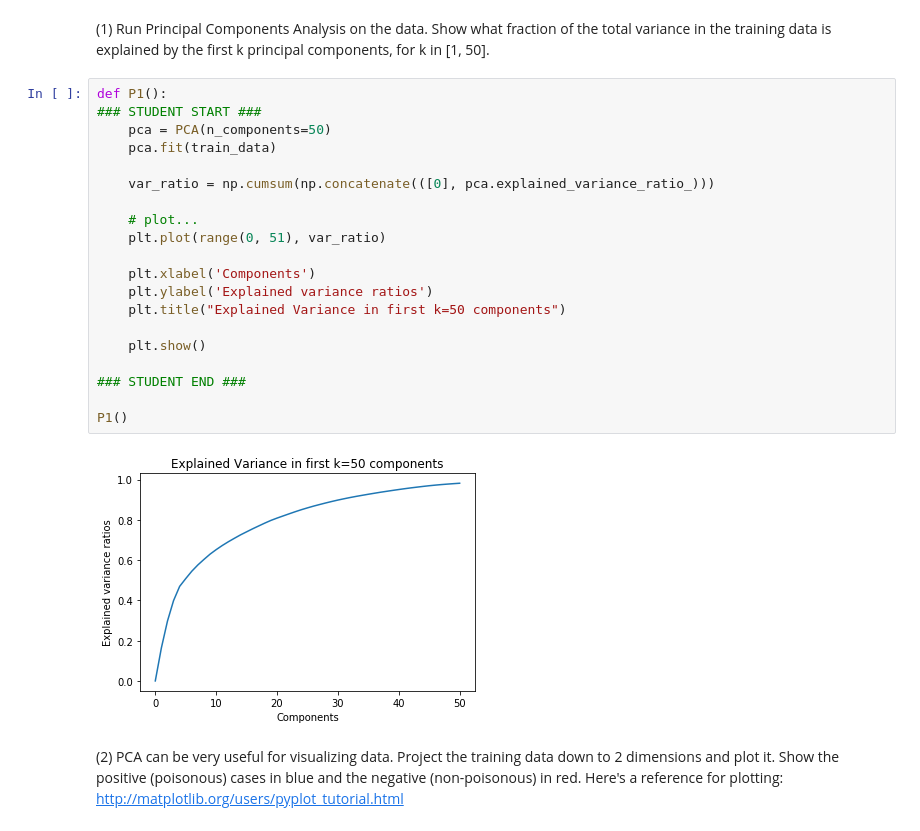
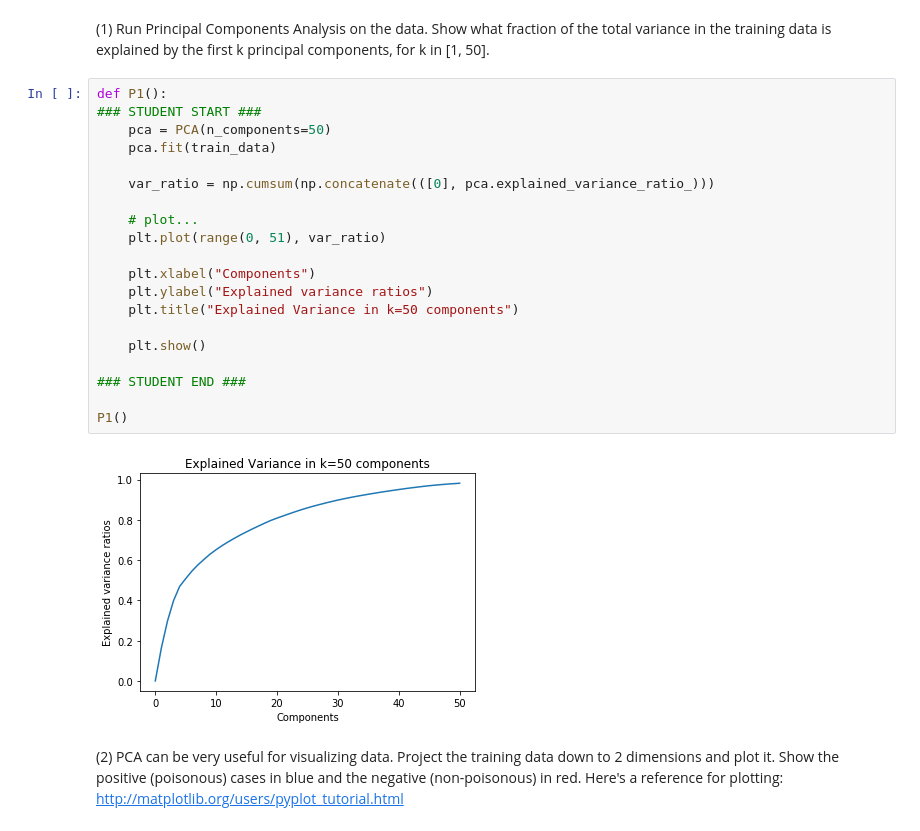
Before and after one commit to elrufaie/W207-Applied-Machine-Learning, a Jupyter notebook: Projects/harith_elrufaie_p3.ipynb, the cells around one changed output. Drawn from its saved outputs; the diff is of its cells as text.

```diff
--- a/Projects/harith_elrufaie_p3.ipynb
+++ b/Projects/harith_elrufaie_p3.ipynb
@@ -62,25 +62,25 @@ print train_data.shape, test_data.shape
 # %%
 def P1():
 ### STUDENT START ###
     pca = PCA(n_components=50)
     pca.fit(train_data)
 
     var_ratio = np.cumsum(np.concatenate(([0], pca.explained_variance_ratio_)))
 
     # plot...
     plt.plot(range(0, 51), var_ratio)
 
-    plt.xlabel('Components')
-    plt.ylabel('Explained variance ratios')
-    plt.title("Explained Variance in first k=50 components")
+    plt.xlabel("Components")
+    plt.ylabel("Explained variance ratios")
+    plt.title("Explained Variance in k=50 components")
 
     plt.show()
 
 ### STUDENT END ###
 
 P1()
 # %% [output]
-[figure, old version]
+[figure, new version]
 # %% [markdown]
 (2) PCA can be very useful for visualizing data. Project the training data down to 2 dimensions and plot it. Show the positive (poisonous) cases in blue and the negative (non-poisonous) in red. Here's a reference for plotting: http://matplotlib.org/users/pyplot_tutorial.html
 # %%
```
Also changed, not shown: parts of 5 cells of this notebook.
